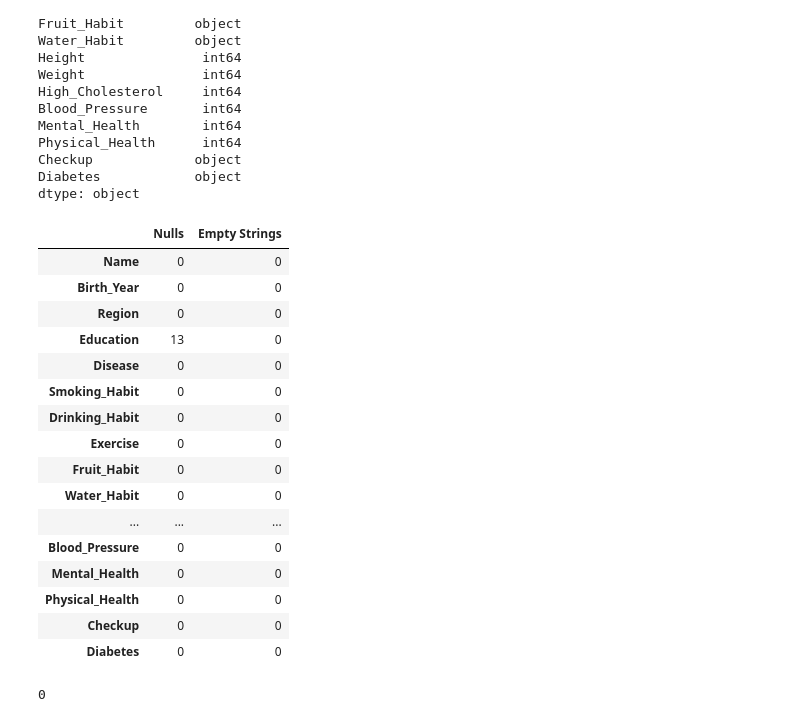
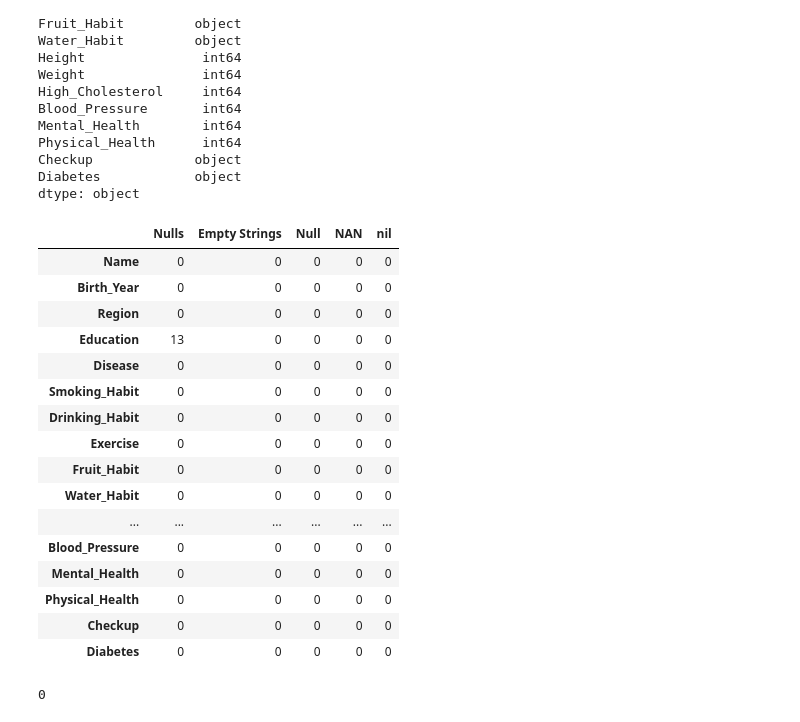
Before and after one commit to lstk44/TheSmithParasiteNOVA, a Jupyter notebook: Group01_FinalSub/Notebook_Group01.ipynb, the cells around one changed output. Cells and saved outputs as stored; diff of their text form; code cells hidden in the pictures.

```diff
--- a/Group01_FinalSub/Notebook_Group01.ipynb
+++ b/Group01_FinalSub/Notebook_Group01.ipynb
@@ -94,26 +97,25 @@ Checkup             object
 Diabetes            object
 dtype: object
 # %%
-# check for missing values and empty strings
-pd.concat([df.isnull().sum(),df.eq('').sum()],keys=['Nulls','Empty Strings'],axis=1)
+pd.concat([df.isnull().sum(),df.eq('').sum(), df.eq('null').sum(), df.eq('NAN').sum(),  df.eq('nil').sum()],keys=['Nulls','Empty Strings', "Null", "NAN", "nil"],axis=1)
 # %% [output]
-|  | Nulls | Empty Strings |
-| Name | 0 | 0 |
-| Birth_Year | 0 | 0 |
-| Region | 0 | 0 |
-| Education | 13 | 0 |
-| Disease | 0 | 0 |
-| Smoking_Habit | 0 | 0 |
-| Drinking_Habit | 0 | 0 |
-| Exercise | 0 | 0 |
-| Fruit_Habit | 0 | 0 |
-| Water_Habit | 0 | 0 |
-| ... | ... | ... |
-| Blood_Pressure | 0 | 0 |
-| Mental_Health | 0 | 0 |
-| Physical_Health | 0 | 0 |
-| Checkup | 0 | 0 |
-| Diabetes | 0 | 0 |
+|  | Nulls | Empty Strings | Null | NAN | nil |
+| Name | 0 | 0 | 0 | 0 | 0 |
+| Birth_Year | 0 | 0 | 0 | 0 | 0 |
+| Region | 0 | 0 | 0 | 0 | 0 |
+| Education | 13 | 0 | 0 | 0 | 0 |
+| Disease | 0 | 0 | 0 | 0 | 0 |
+| Smoking_Habit | 0 | 0 | 0 | 0 | 0 |
+| Drinking_Habit | 0 | 0 | 0 | 0 | 0 |
+| Exercise | 0 | 0 | 0 | 0 | 0 |
+| Fruit_Habit | 0 | 0 | 0 | 0 | 0 |
+| Water_Habit | 0 | 0 | 0 | 0 | 0 |
+| ... | ... | ... | ... | ... | ... |
+| Blood_Pressure | 0 | 0 | 0 | 0 | 0 |
+| Mental_Health | 0 | 0 | 0 | 0 | 0 |
+| Physical_Health | 0 | 0 | 0 | 0 | 0 |
+| Checkup | 0 | 0 | 0 | 0 | 0 |
+| Diabetes | 0 | 0 | 0 | 0 | 0 |
 # %%
 # check for duplicated rows
 df.duplicated().sum()
```
Also changed, not shown: parts of 51 cells of this notebook.
